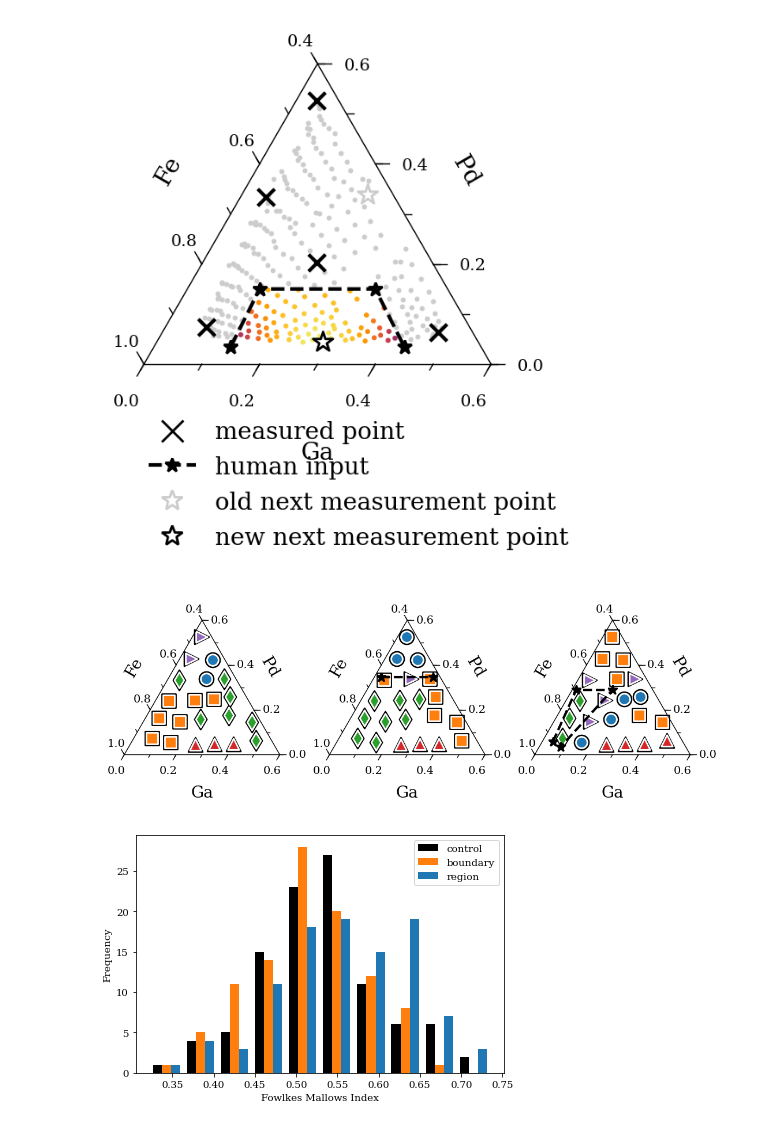
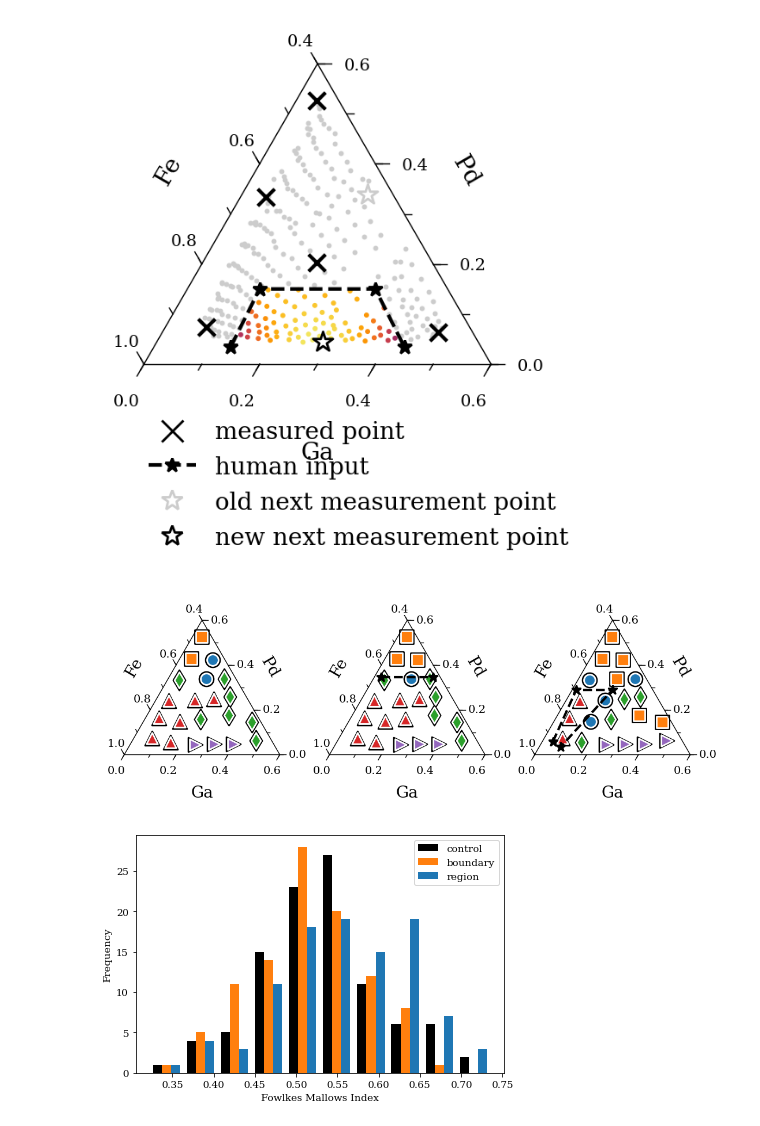
Before and after one commit to fadams-umd/CAMEO-HITL, a Jupyter notebook: create_figures.ipynb, the cells around one changed output. Cells and saved outputs as stored; diff of their text form; code cells hidden in the pictures.

Commit message:
Fixed labels on spectral clustering plot.

```diff
--- a/create_figures.ipynb
+++ b/create_figures.ipynb
@@ -761,7 +761,7 @@ def acquisition_region(tax):
 
     tax.get_axes().plot(x, y, 'k*--')
 # %%
-def input_sc(tax, points=None, draw_input=False):
+def input_sc(tax, control_labels, points=None, draw_input=False):
     '''
     Display the spectral clustering results
 
@@ -778,18 +778,6 @@ def input_sc(tax, points=None, draw_input=False):
                      150, 210, 266,
                      200, 261,
                      252]
-
-    if points is None:
-        control_labels, _ = phase_mapping(X=xrd[control_order, :],
-                                          num_clusters=5,
-                                          random_state=rng)
-    else:
-        control_labels, _ = phase_mapping_with_input(X=xrd[control_order, :],
-                                                     num_clusters=5,
-                                                     random_state=rng,
-                                                     points=points,
-                                                     measured=control_order)
-
 
     colors = ['C0', 'C1', 'C2', 'C3', 'C4']
     markers = [['.', 's', 'd', '^', '>'],
@@ -992,20 +980,27 @@ fig.savefig('figures/Region of Interest.svg')
 # %%
 fig, ax = plt.subplots(1, 3, figsize=(6.5, 8/3), dpi=200)
 
 rng = np.random.RandomState(6)
 
 tax = ternary.TernaryAxesSubplot(ax[0], scale=0.6)
-input_sc(tax)
+input_sc(tax,
+         np.asarray([3,3,4,4,4,2,3,3,2,2,2,3,3,3,2,2,0,2,1,0,1]))
 
 tax = ternary.TernaryAxesSubplot(ax[1], scale=0.6)
-input_sc(tax, boundary_input, True)
+input_sc(tax,
+         np.asarray([3,3,4,4,4,2,3,3,3,2,2,3,3,3,2,2,0,2,1,1,1]),
+         boundary_input,
+         True)
 
 tax = ternary.TernaryAxesSubplot(ax[2], scale=0.6)
-input_sc(tax, region_input, True)
+input_sc(tax,
+         np.asarray([3,2,4,4,4,4,3,0,2,1,1,3,0,2,2,0,1,0,1,1,1]),
+         region_input,
+         True)
 
 fig.set_facecolor('white')
 # %% [output]
-[figure, old version]
+[figure, new version]
 # %%
 fig.savefig('figures/Input Kernel Effects.svg')
 # %%
```
